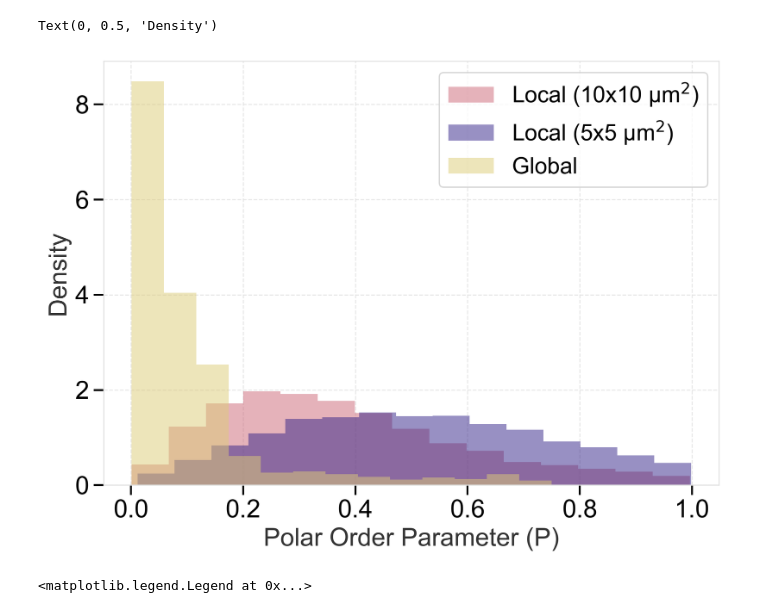
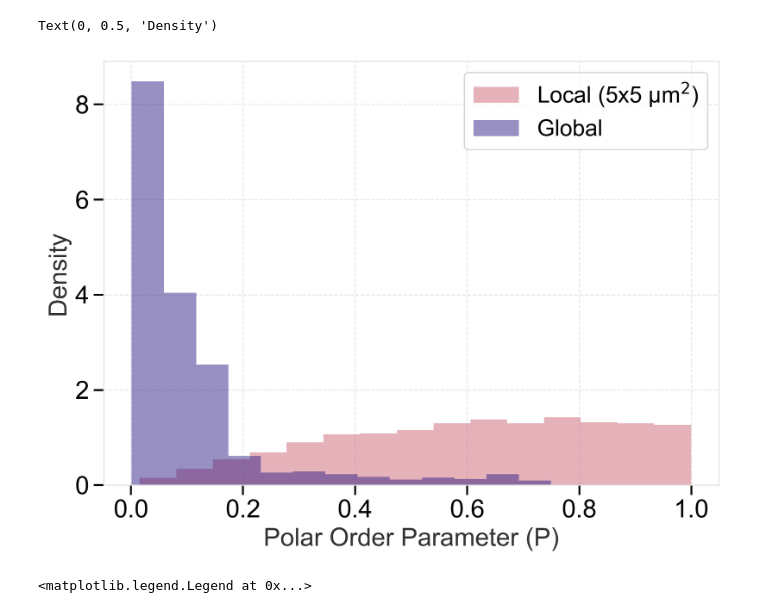
Before and after one commit to wppppupr/MTCargo_analysis, a Jupyter notebook: notebooks/polar.ipynb, the cells around one changed output. Cells and saved outputs as stored; diff of their text form; code cells hidden in the pictures.

```diff
--- a/notebooks/polar.ipynb
+++ b/notebooks/polar.ipynb
@@ -20,11 +20,11 @@ LP5s = []
 GPs = []
 
 for p in [path0, path1, path2, path3, path4]:
-    track_path = os.path.join(p, "beads_tracks_with_local_P.csv")
+    """track_path = os.path.join(p, "beads_tracks_with_local_P.csv")
     tracks = pd.read_csv(track_path)
-    LPs.extend(tracks['local_P'].values)
+    LPs.extend(tracks['local_P'].values)"""
 
-    track_path = os.path.join(p, "beads_tracks_with_local_P_rec5_LK.csv")
+    track_path = os.path.join(p, "beads_tracks_with_local_P_rec5_new.csv")
     tracks = pd.read_csv(track_path)
     LP5s.extend(tracks['local_P'].values)
 
@@ -32,30 +32,30 @@ for p in [path0, path1, path2, path3, path4]:
     GP_array = zarr.open_array(globalP, mode='r')
     GPs.extend(GP_array[:])
 # %%
-LPs_array = np.array(LPs)
+#LPs_array = np.array(LPs)
 LP5s_array = np.array(LP5s)
 GPs_array = np.array(GPs)
 # Nanを除去
-LPs_array = LPs_array[~np.isnan(LPs_array)]
+#LPs_array = LPs_array[~np.isnan(LPs_array)]
 LP5s_array = LP5s_array[~np.isnan(LP5s_array)]
 GPs_array = GPs_array[~np.isnan(GPs_array)]
 
-Lbins = np.histogram_bin_edges(LPs_array, bins='sturges')
+#Lbins = np.histogram_bin_edges(LPs_array, bins='sturges')
 LP5s_bins = np.histogram_bin_edges(LP5s_array, bins='sturges')
 Gbins = np.histogram_bin_edges(GPs_array, bins='sturges')
 
 fig, ax = plt.subplots()
 
-ax.hist(LPs_array, bins=Lbins, alpha=0.5, label='Local (10x10 \u00b5m$^2$)', density=True)
+#ax.hist(LPs_array, bins=Lbins, alpha=0.5, label='Local (10x10 \u00b5m$^2$)', density=True)
 ax.hist(LP5s_array, bins=LP5s_bins, alpha=0.5, label='Local (5x5 \u00b5m$^2$)', density=True)
 ax.hist(GPs_array, bins=Gbins, alpha=0.5, label='Global', density=True)
 ax.legend()
 ax.set_xlabel('Polar Order Parameter (P)')
 ax.set_ylabel('Density')
 #ax.set_title('Distribution of Polar Order Parameters')
 # %% [output]
 Text(0, 0.5, 'Density')
-[figure, old version]
+[figure, new version]
 # %%
 output = os.path.join(OUTPUT_PATH, 'local_vs_global_P_distribution')
 
```
Also changed, not shown: 2 other files.
